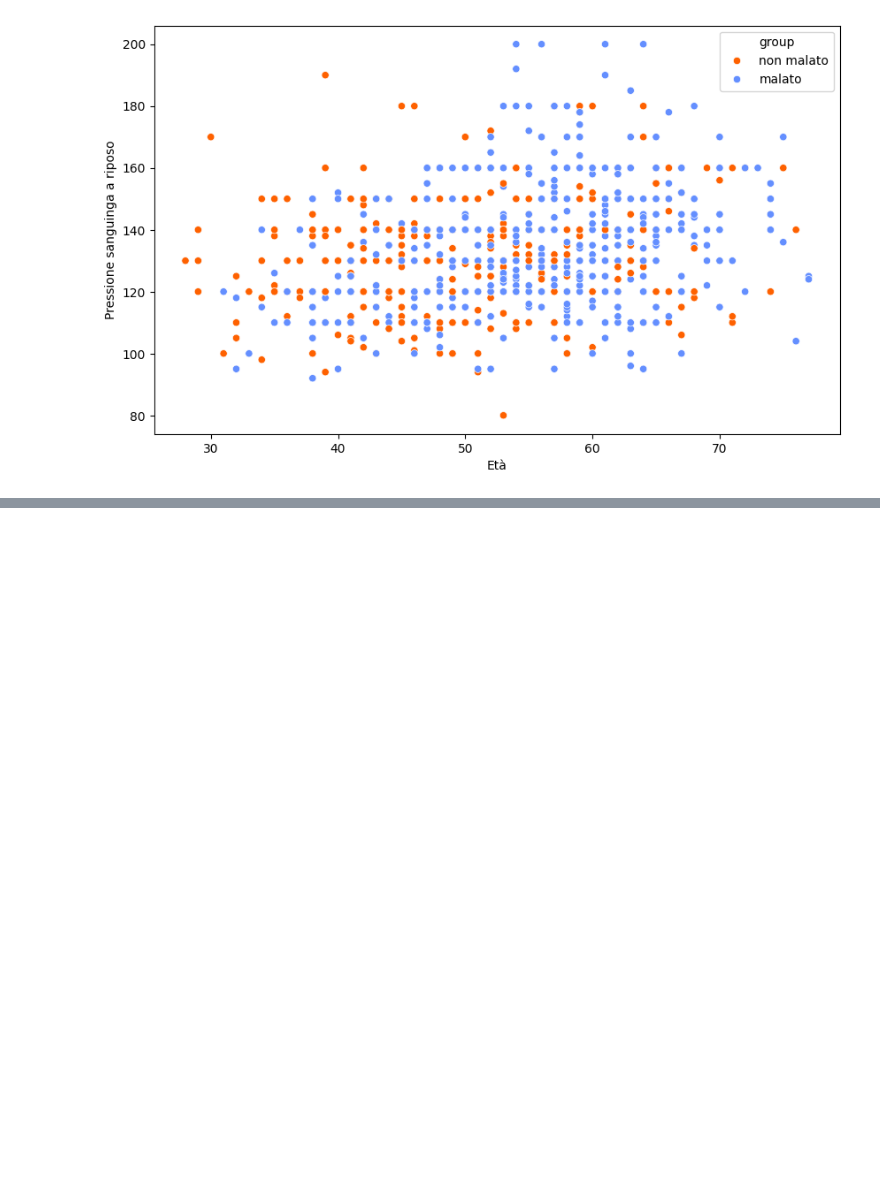
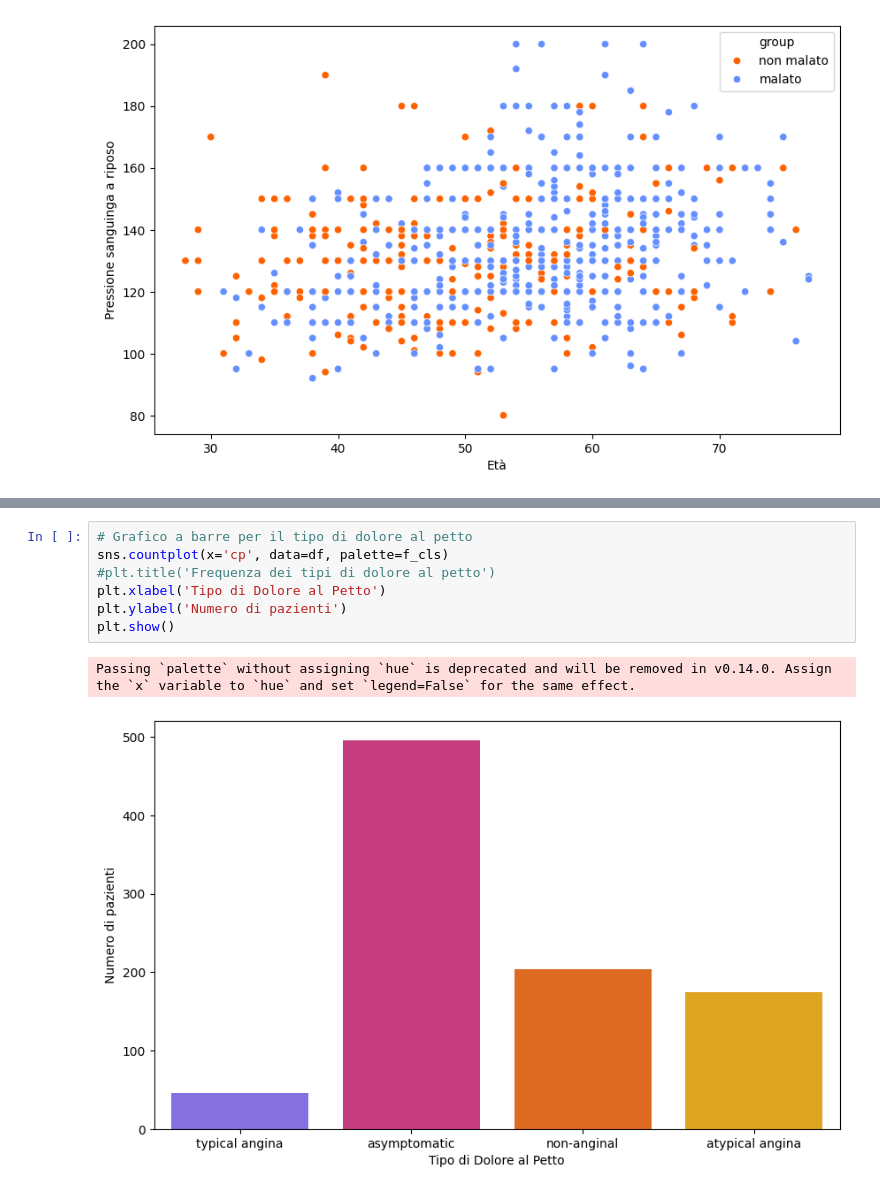
Before and after one commit to mattiaise/scientific-visualization, a Jupyter notebook: tiaHeart.ipynb, the cells around one changed output, grey strips where cells are left out. Saved outputs shown, nothing was run; the diff lists cells and outputs as text; blank space fills up the shorter version.

```diff
--- a/tiaHeart.ipynb
+++ b/tiaHeart.ipynb
@@ -224,0 +251,10 @@ plt.show()
+# %%
+# Grafico a barre per il tipo di dolore al petto
+sns.countplot(x='cp', data=df, palette=f_cls)
+#plt.title('Frequenza dei tipi di dolore al petto')
+plt.xlabel('Tipo di Dolore al Petto')
+plt.ylabel('Numero di pazienti')
+plt.show()
+# %% [output]
+Passing `palette` without assigning `hue` is deprecated and will be removed in v0.14.0. Assign the `x` variable to `hue` and set `legend=False` for the same effect.
+[figure, added]
```
Also changed, not shown: parts of 2 cells of this notebook.
